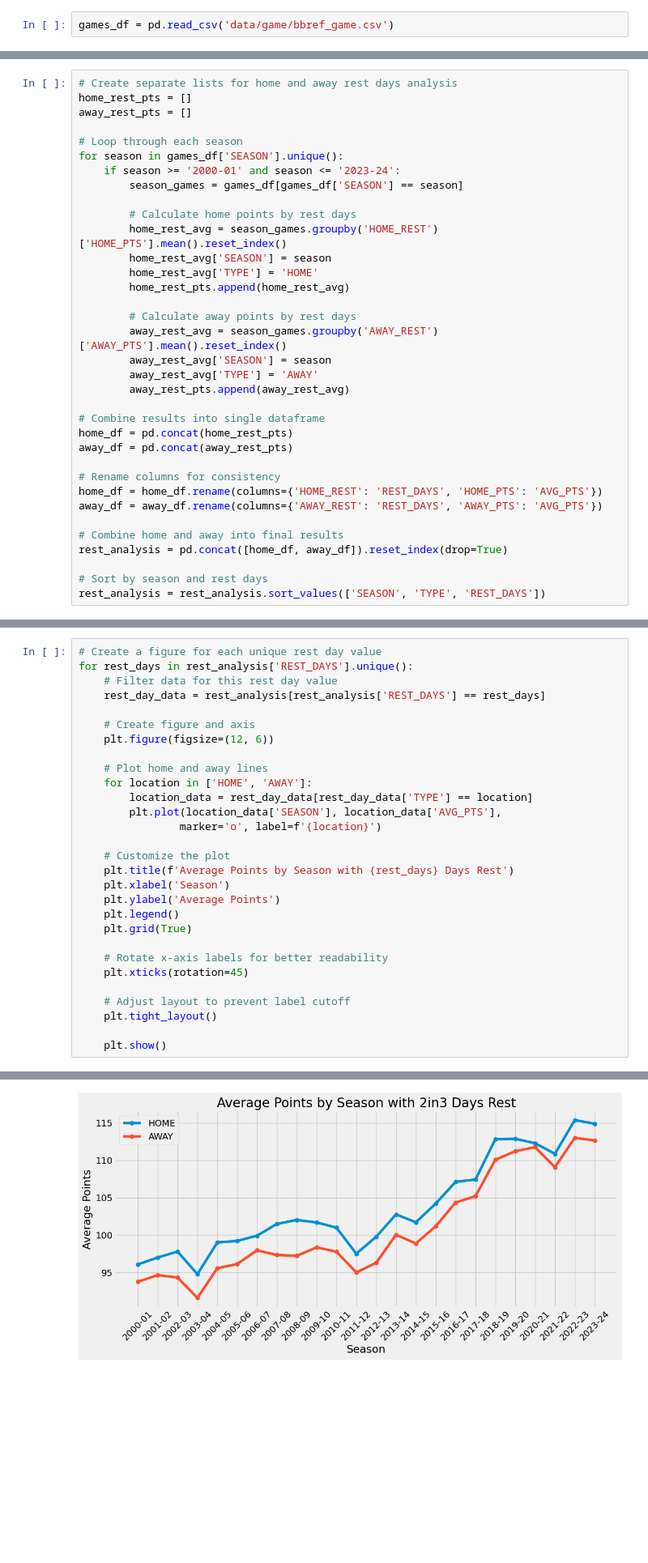
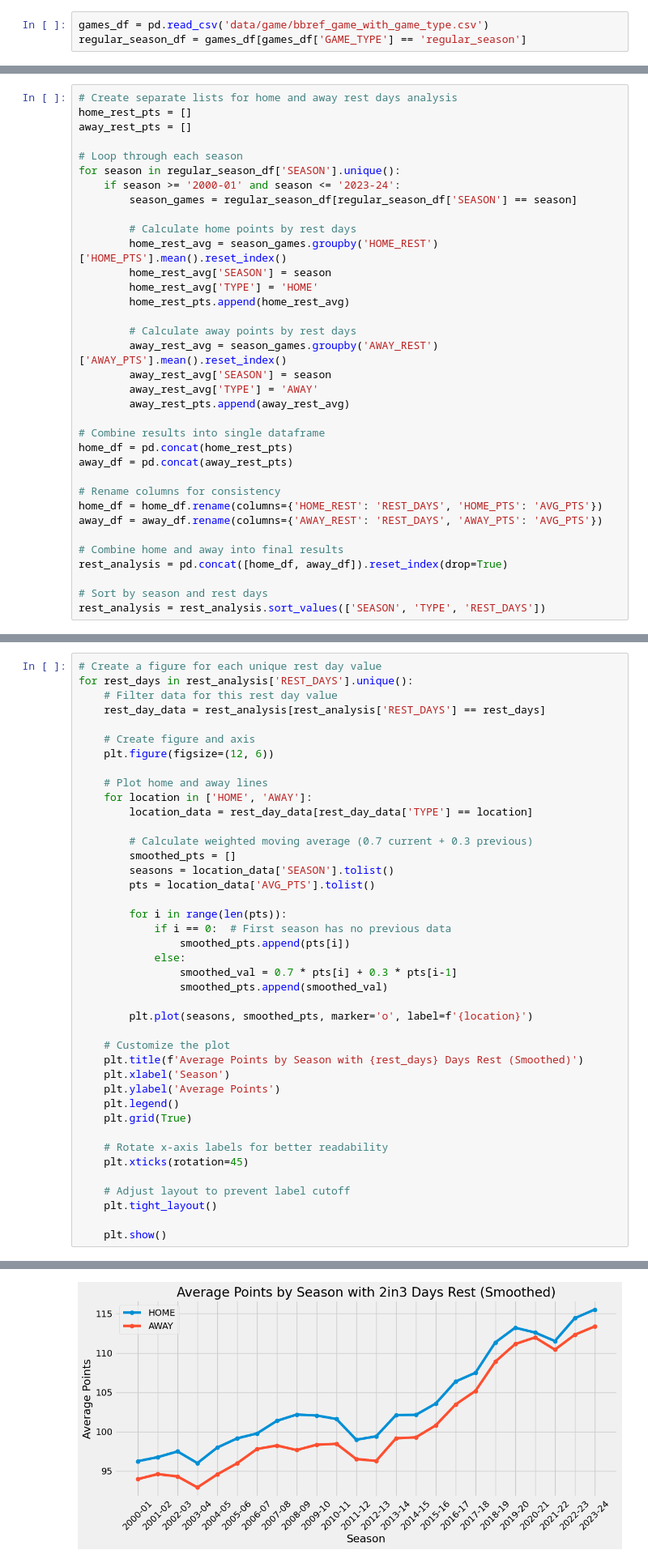
Before and after one commit to samharshe/TBN, a Jupyter notebook: scratch.ipynb, the cells around one changed output, grey strips where cells are left out. Shown at 81% size. Cells and saved outputs as stored; diff of their text form; blank space fills up the shorter version.

```diff
--- a/scratch.ipynb
+++ b/scratch.ipynb
@@ -9,2 +61,3 @@ plt.style.use('fivethirtyeight')
 # %%
-games_df = pd.read_csv('data/game/bbref_game.csv')
+games_df = pd.read_csv('data/game/bbref_game_with_game_type.csv')
+regular_season_df = games_df[games_df['GAME_TYPE'] == 'regular_season']
@@ -61,9 +99,9 @@ home_rest_pts = []
 away_rest_pts = []
 
 # Loop through each season
-for season in games_df['SEASON'].unique():
+for season in regular_season_df['SEASON'].unique():
     if season >= '2000-01' and season <= '2023-24':
-        season_games = games_df[games_df['SEASON'] == season]
+        season_games = regular_season_df[regular_season_df['SEASON'] == season]
 
         # Calculate home points by rest days
         home_rest_avg = season_games.groupby('HOME_REST')['HOME_PTS'].mean().reset_index()
@@ -127,11 +165,23 @@ for rest_days in rest_analysis['REST_DAYS'].unique():
     # Plot home and away lines
     for location in ['HOME', 'AWAY']:
         location_data = rest_day_data[rest_day_data['TYPE'] == location]
-        plt.plot(location_data['SEASON'], location_data['AVG_PTS'],
-                marker='o', label=f'{location}')
+
+        # Calculate weighted moving average (0.7 current + 0.3 previous)
+        smoothed_pts = []
+        seasons = location_data['SEASON'].tolist()
+        pts = location_data['AVG_PTS'].tolist()
+
+        for i in range(len(pts)):
+            if i == 0:  # First season has no previous data
+                smoothed_pts.append(pts[i])
+            else:
+                smoothed_val = 0.7 * pts[i] + 0.3 * pts[i-1]
+                smoothed_pts.append(smoothed_val)
+
+        plt.plot(seasons, smoothed_pts, marker='o', label=f'{location}')
 
     # Customize the plot
-    plt.title(f'Average Points by Season with {rest_days} Days Rest')
+    plt.title(f'Average Points by Season with {rest_days} Days Rest (Smoothed)')
     plt.xlabel('Season')
     plt.ylabel('Average Points')
     plt.legend()
@@ -149 +199 @@ for rest_days in rest_analysis['REST_DAYS'].unique():
-[figure, old version]
+[figure, new version]
```
Also changed, not shown: parts of 8 cells of this notebook, 38 other files.
